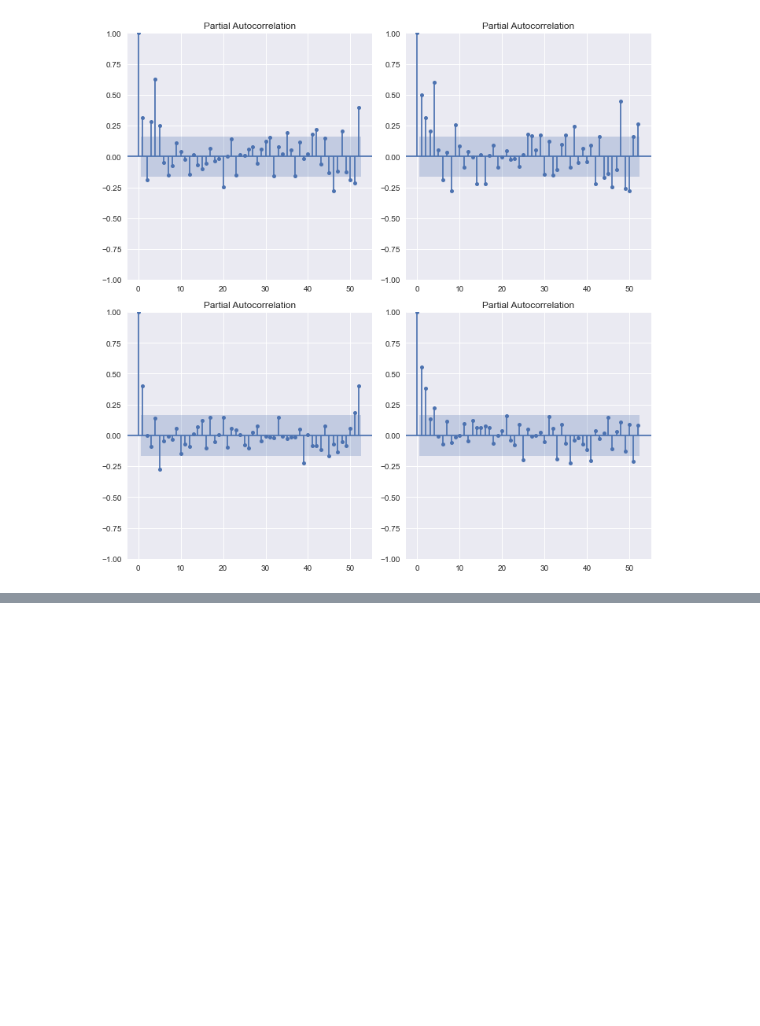
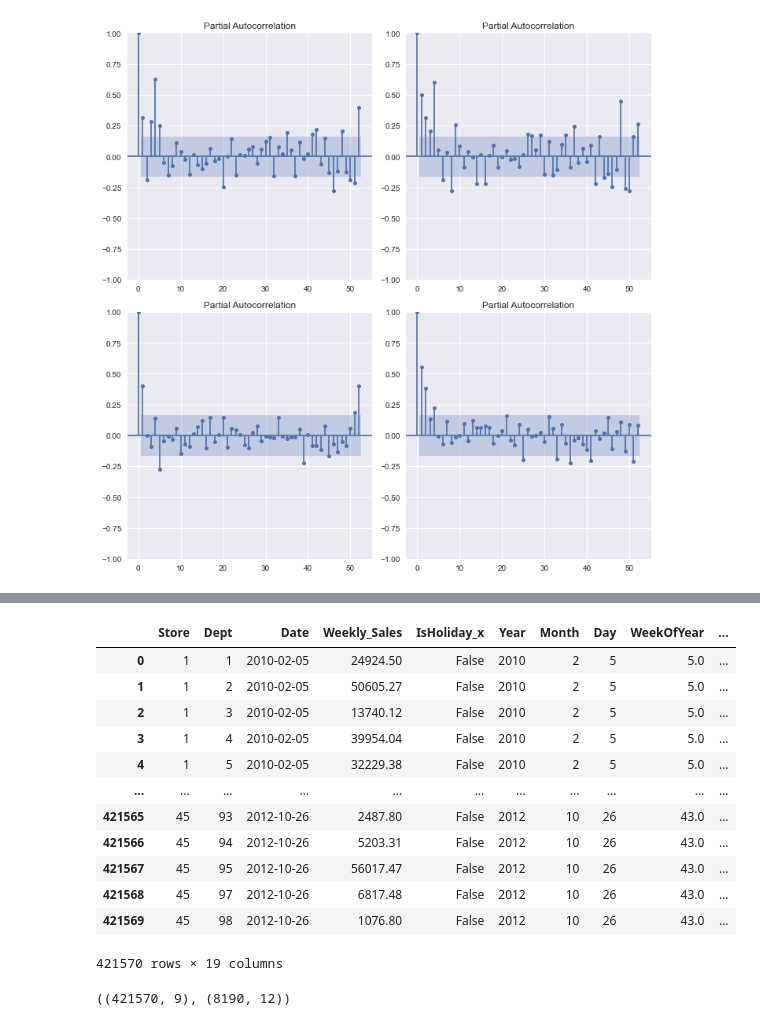
Before and after one commit to AnasElshaer01/Walmart-Sales-Forcasting, a Jupyter notebook: EDA.ipynb, the cells around one changed output, grey strips where cells are left out. Saved outputs shown, nothing was run; the diff lists cells and outputs as text; code cells hidden in the pictures; blank space fills up the shorter version.

```diff
--- a/EDA.ipynb
+++ b/EDA.ipynb
@@ -84,2 +91,2 @@ len(data['Dept'].unique())
 # %%
-data['Date'] = pd.to_datetime(data['Date'])
+split_date(data)
@@ -248,0 +284,4 @@ autocorrplot(2,2,(10 ,10),sales_by_week_dept_store , log_index , 52 , type=plot_
+# %%
+features['Date'] = pd.to_datetime(features['Date'])
+# %%
+merged_data = pd.merge(data , features ,on = ['Store' , 'Date'] , how ='inner')
@@ -248,0 +313,20 @@ autocorrplot(2,2,(10 ,10),sales_by_week_dept_store , log_index , 52 , type=plot_
+# %%
+merged_data
+# %% [output]
+|  | Store | Dept | Date | Weekly_Sales | IsHoliday_x | Year | Month | Day | WeekOfYear | ... |
+| 0 | 1 | 1 | 2010-02-05 | 24924.50 | False | 2010 | 2 | 5 | 5.0 | ... |
+| 1 | 1 | 2 | 2010-02-05 | 50605.27 | False | 2010 | 2 | 5 | 5.0 | ... |
+| 2 | 1 | 3 | 2010-02-05 | 13740.12 | False | 2010 | 2 | 5 | 5.0 | ... |
+| 3 | 1 | 4 | 2010-02-05 | 39954.04 | False | 2010 | 2 | 5 | 5.0 | ... |
+| 4 | 1 | 5 | 2010-02-05 | 32229.38 | False | 2010 | 2 | 5 | 5.0 | ... |
+| ... | ... | ... | ... | ... | ... | ... | ... | ... | ... | ... |
+| 421565 | 45 | 93 | 2012-10-26 | 2487.80 | False | 2012 | 10 | 26 | 43.0 | ... |
+| 421566 | 45 | 94 | 2012-10-26 | 5203.31 | False | 2012 | 10 | 26 | 43.0 | ... |
+| 421567 | 45 | 95 | 2012-10-26 | 56017.47 | False | 2012 | 10 | 26 | 43.0 | ... |
+| 421568 | 45 | 97 | 2012-10-26 | 6817.48 | False | 2012 | 10 | 26 | 43.0 | ... |
+| 421569 | 45 | 98 | 2012-10-26 | 1076.80 | False | 2012 | 10 | 26 | 43.0 | ... |
+421570 rows × 19 columns
+# %%
+data.shape ,  features.shape
+# %% [output]
+((421570, 9), (8190, 12))
```
Also changed, not shown: parts of 15 cells of this notebook.
